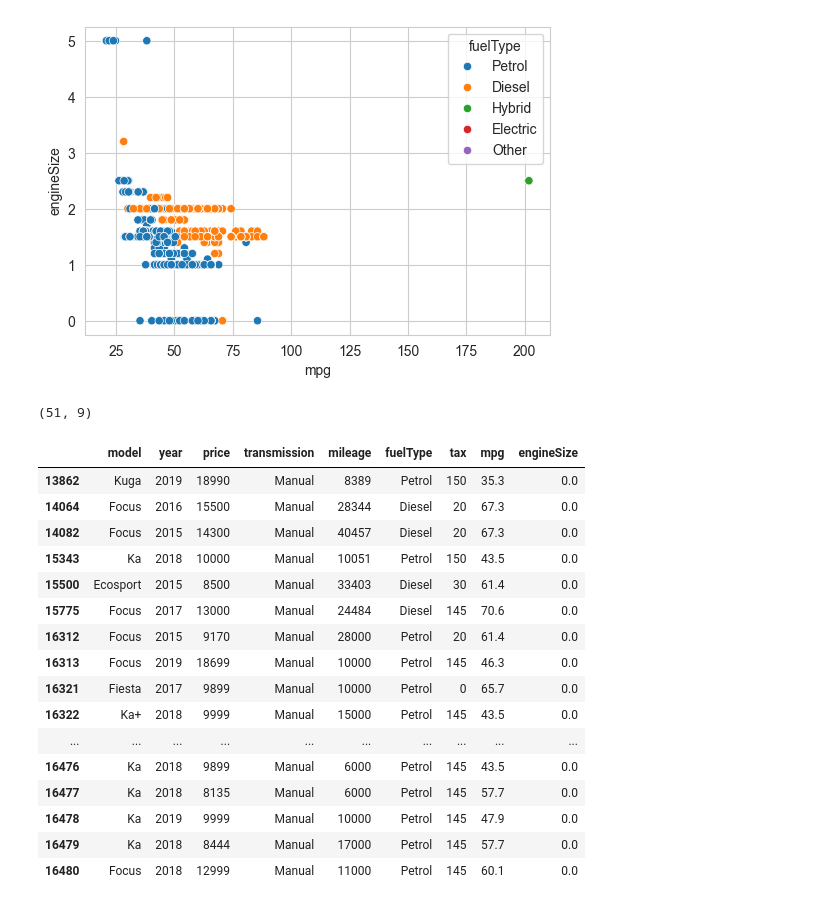
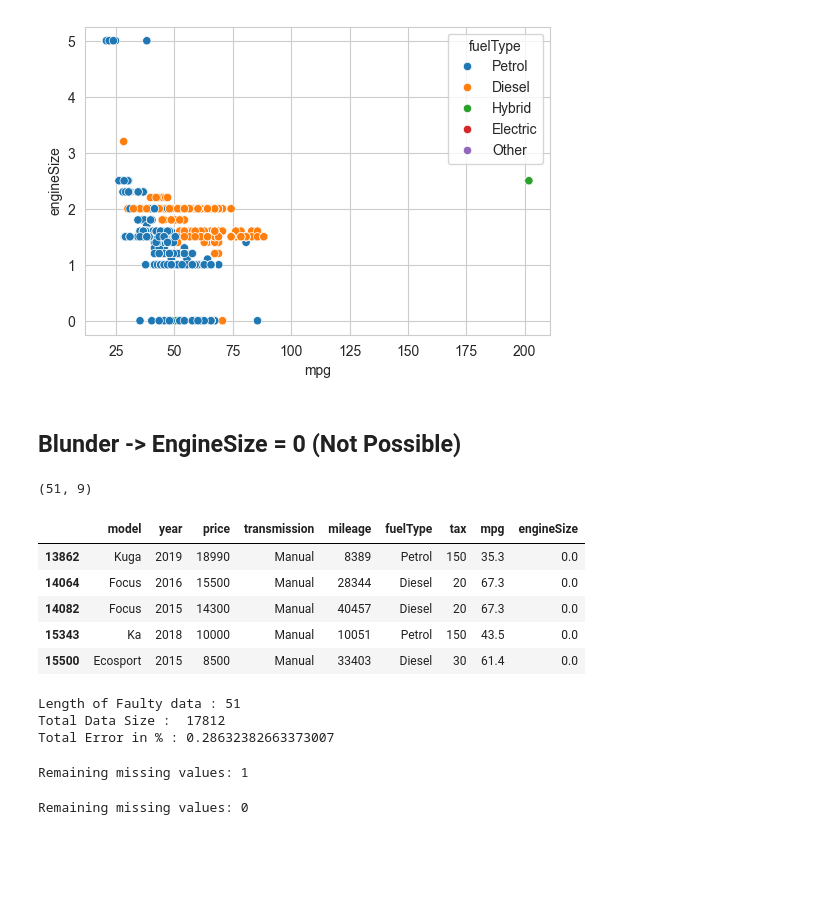
Before and after one commit to adarsh-singh106/Road-To-ML, a Jupyter notebook: Week - 2/02-Ford-Price-Prediction.ipynb, the cells around one changed output. Cells and saved outputs as stored; diff of their text form; code cells hidden in the pictures; blank space fills up the shorter version.

```diff
--- a/Week - 2/02-Ford-Price-Prediction.ipynb
+++ b/Week - 2/02-Ford-Price-Prediction.ipynb
@@ -346,27 +353,48 @@ sns.scatterplot(data=df,x='mpg',y='engineSize',hue='fuelType')
 # %% [output]
 <Axes: xlabel='mpg', ylabel='engineSize'>
 [figure]
+# %% [markdown]
+## Blunder -> EngineSize = 0 (Not Possible)
 # %%
 df[(df['engineSize'] == 0)].shape
 # %% [output]
 (51, 9)
 # %%
-df[(df['engineSize'] == 0)]
+df[(df['engineSize'] == 0)].head()
 # %% [output]
 |  | model | year | price | transmission | mileage | fuelType | tax | mpg | engineSize |
 | 13862 | Kuga | 2019 | 18990 | Manual | 8389 | Petrol | 150 | 35.3 | 0.0 |
 | 14064 | Focus | 2016 | 15500 | Manual | 28344 | Diesel | 20 | 67.3 | 0.0 |
 | 14082 | Focus | 2015 | 14300 | Manual | 40457 | Diesel | 20 | 67.3 | 0.0 |
 | 15343 | Ka | 2018 | 10000 | Manual | 10051 | Petrol | 150 | 43.5 | 0.0 |
 | 15500 | Ecosport | 2015 | 8500 | Manual | 33403 | Diesel | 30 | 61.4 | 0.0 |
-| 15775 | Focus | 2017 | 13000 | Manual | 24484 | Diesel | 145 | 70.6 | 0.0 |
-| 16312 | Focus | 2015 | 9170 | Manual | 28000 | Petrol | 20 | 61.4 | 0.0 |
-| 16313 | Focus | 2019 | 18699 | Manual | 10000 | Petrol | 145 | 46.3 | 0.0 |
-| 16321 | Fiesta | 2017 | 9899 | Manual | 10000 | Petrol | 0 | 65.7 | 0.0 |
-| 16322 | Ka+ | 2018 | 9999 | Manual | 15000 | Petrol | 145 | 43.5 | 0.0 |
-| ... | ... | ... | ... | ... | ... | ... | ... | ... | ... |
-| 16476 | Ka | 2018 | 9899 | Manual | 6000 | Petrol | 145 | 43.5 | 0.0 |
-| 16477 | Ka | 2018 | 8135 | Manual | 6000 | Petrol | 145 | 57.7 | 0.0 |
-| 16478 | Ka | 2019 | 9999 | Manual | 10000 | Petrol | 145 | 47.9 | 0.0 |
-| 16479 | Ka | 2018 | 8444 | Manual | 17000 | Petrol | 145 | 57.7 | 0.0 |
-| 16480 | Focus | 2018 | 12999 | Manual | 11000 | Petrol | 145 | 60.1 | 0.0 |
+# %%
+print("Length of Faulty data :",len(df[(df['engineSize'] == 0)]))
+print("Total Data Size : ",len(df))
+print("Total Error in % :",(len(df[(df['engineSize'] == 0)])/len(df))*100)
+## as < 3% so dorping them is fine Not Major Consequences or Trade Off
+# %% [output]
+Length of Faulty data : 51
+Total Data Size :  17812
+Total Error in % : 0.28632382663373007
+# %%
+# 1. Replace 0.0 with NaN (so Python knows it's missing)
+df['engineSize'] = df['engineSize'].replace(0, np.nan)
+
+# 2. Fill NaN with the median engine size of the same Model + Fuel Type
+# We group by 'model' and 'fuelType' so we don't accidentally give a Fiesta engine to a Mustang.
+df['engineSize'] = df['engineSize'].fillna(
+    df.groupby(['model', 'fuelType'])['engineSize'].transform('median')
+)
+
+# 3. Final Check: Did we miss any? (Some unique models might still be NaN if they were the ONLY one)
+print("Remaining missing values:", df['engineSize'].isna().sum())
+
+# If any remain (very rare), fill them with the overall median
+df['engineSize'] = df['engineSize'].fillna(df['engineSize'].median())
+# %% [output]
+Remaining missing values: 1
+# %%
+print("Remaining missing values:", df['engineSize'].isna().sum())
+# %% [output]
+Remaining missing values: 0
```
Also changed, not shown: parts of 16 cells of this notebook.
